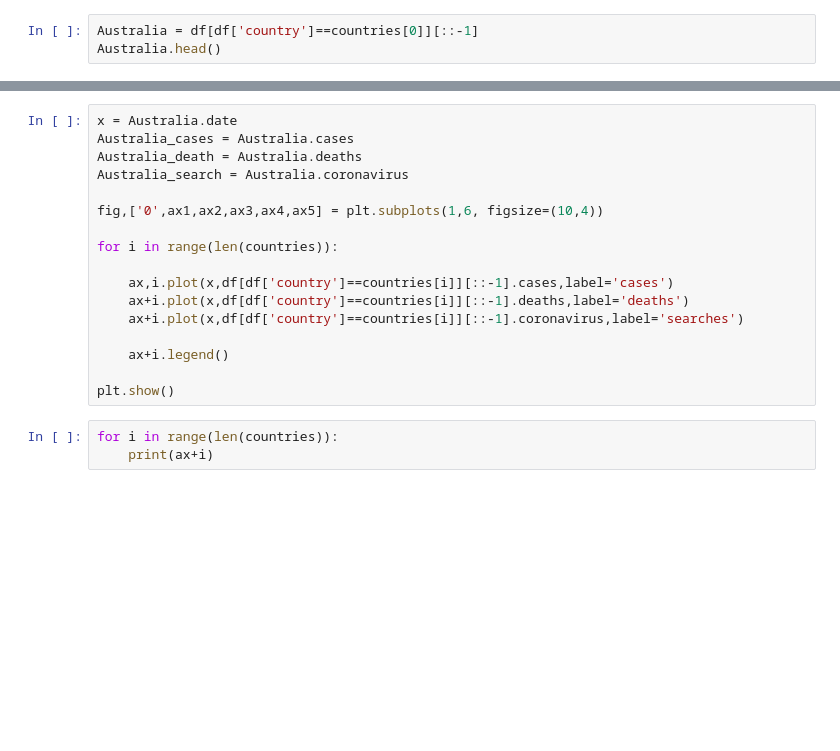
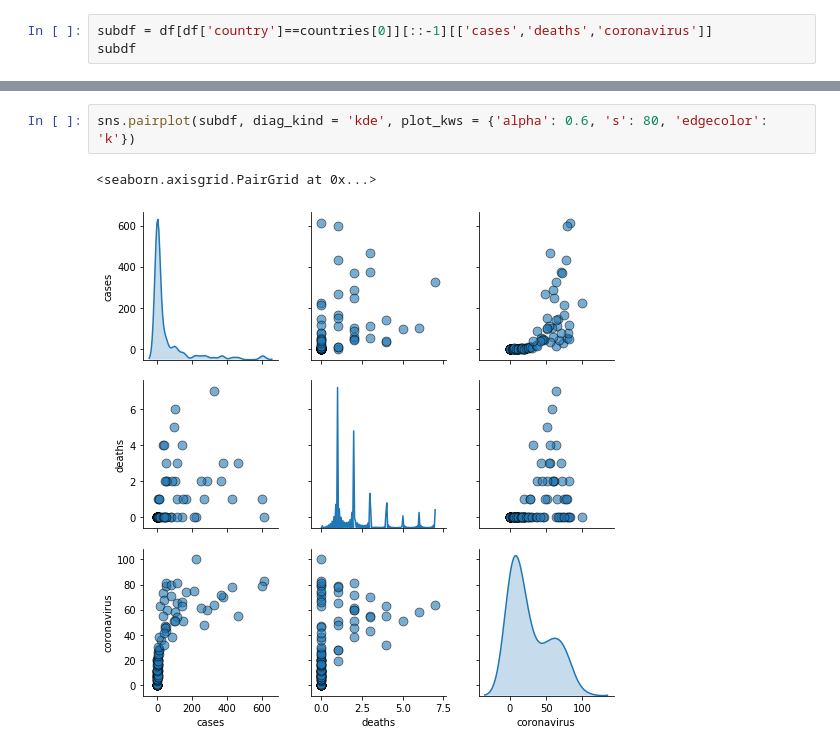
Before and after one commit to LudivineLacour/data-analysis, a Jupyter notebook: analysis.ipynb, the cells around one changed output, grey strips where cells are left out. Saved outputs shown, nothing was run; the diff lists cells and outputs as text; blank space fills up the shorter version.

Commit message:
create several types of data viz for correlation between coronavirus searches and cases or deaths

```diff
--- a/analysis.ipynb
+++ b/analysis.ipynb
@@ -18,5 +31,5 @@ plt.figure(1,figsize=(17,6))
 plt.plot(x, Australia_search)
 plt.plot(x, Canada_search);
 # %%
-Australia = df[df['country']==countries[0]][::-1]
-Australia.head()
+subdf = df[df['country']==countries[0]][::-1][['cases','deaths','coronavirus']]
+subdf
@@ -23,20 +50,5 @@ Australia.head()
-# %%
-x = Australia.date
-Australia_cases = Australia.cases
-Australia_death = Australia.deaths
-Australia_search = Australia.coronavirus
-
-fig,['0',ax1,ax2,ax3,ax4,ax5] = plt.subplots(1,6, figsize=(10,4))
-
-for i in range(len(countries)):
-
-    ax,i.plot(x,df[df['country']==countries[i]][::-1].cases,label='cases')
-    ax+i.plot(x,df[df['country']==countries[i]][::-1].deaths,label='deaths')
-    ax+i.plot(x,df[df['country']==countries[i]][::-1].coronavirus,label='searches')
-
-    ax+i.legend()
-
-plt.show()
-# %%
-for i in range(len(countries)):
-    print(ax+i)
+# %%
+sns.pairplot(subdf, diag_kind = 'kde', plot_kws = {'alpha': 0.6, 's': 80, 'edgecolor': 'k'})
+# %% [output]
+<seaborn.axisgrid.PairGrid at 0x...>
+[figure, added]
```
Also changed, not shown: parts of 11 cells of this notebook.
